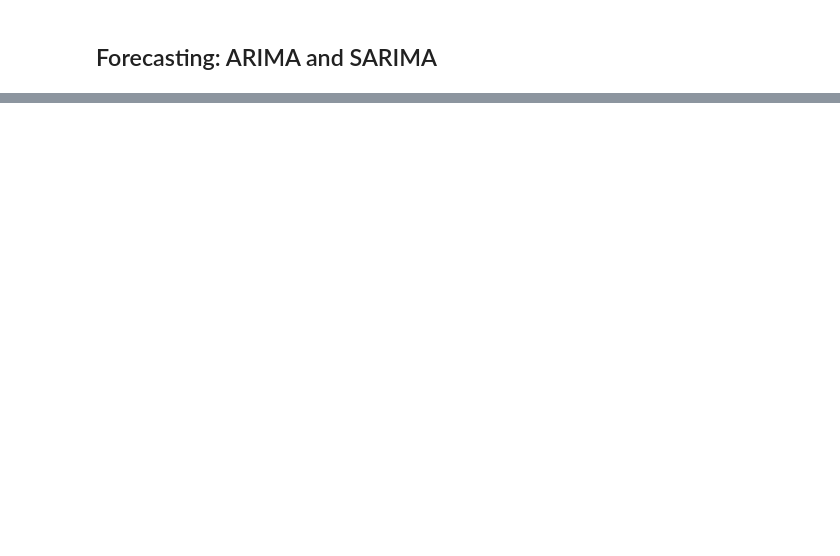
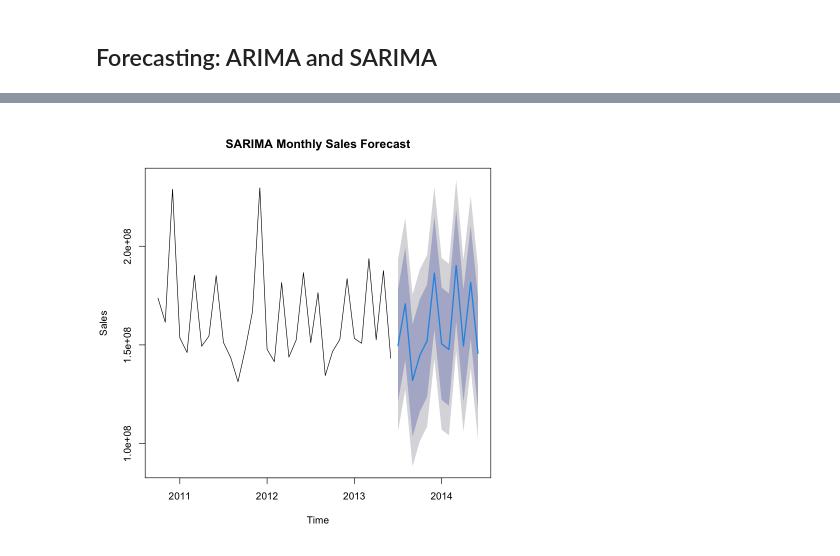
Before and after one commit to pattomrtne/WalmartSalesForecast, a Jupyter notebook: ADS-506_Final.ipynb, the cells around one changed output, grey strips where cells are left out. Drawn from its saved outputs; the diff is of its cells as text; code cells hidden in the pictures; blank space fills up the shorter version.

```diff
--- a/ADS-506_Final.ipynb
+++ b/ADS-506_Final.ipynb
@@ -648,0 +616,11 @@ plot(sarima_forecast, main = "SARIMA Forecast", ylab = "Sales", xlab = "Time")
+# %%
+# Fit a SARIMA Model
+sarima_model <- Arima(
+  ts_monthly_sales,
+  order = c(1, 1, 1),
+  seasonal = c(1, 1, 1),
+  include.constant = TRUE
+)
+
+# Display the summary of the SARIMA model
+summary(sarima_model)
@@ -648,0 +644,8 @@ plot(sarima_forecast, main = "SARIMA Forecast", ylab = "Sales", xlab = "Time")
+# %%
+# Generate a Forecast for the Next 12 Months
+sarima_forecast <- forecast(sarima_model, h = 12)
+
+# Plot the SARIMA Forecast
+plot(sarima_forecast, main = "SARIMA Monthly Sales Forecast", xlab = "Time", ylab = "Sales")
+# %% [output]
+[figure, added]
```
Also changed, not shown: parts of 13 cells of this notebook.
